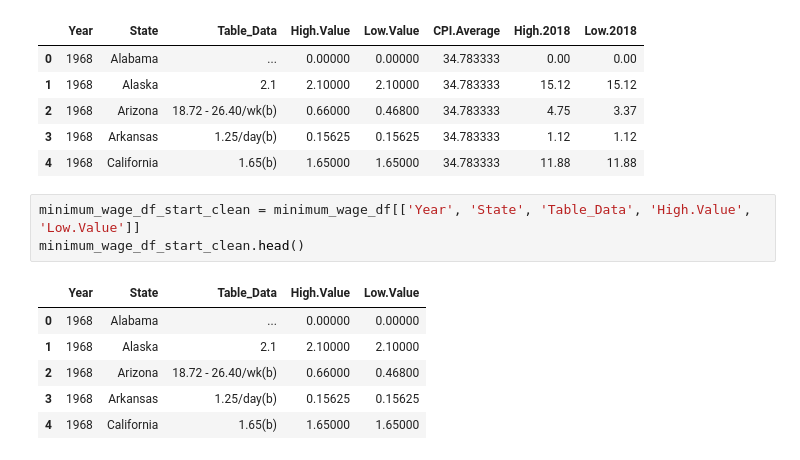
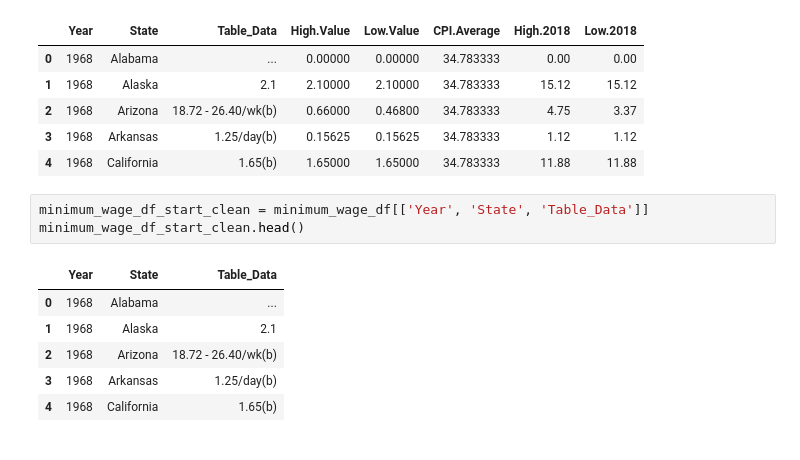
Before and after one commit to cassfolk/UCI-Project-2, a Jupyter notebook: Cleanup.ipynb, the cells around one changed output. Saved outputs shown, nothing was run; the diff lists cells and outputs as text.

Commit message:
Day 2 changes. Finalized schema, need to edit tables in cleanup accordingly, need to do explaination doc, need to import corrected tables into Postgres

```diff
--- a/Cleanup.ipynb
+++ b/Cleanup.ipynb
@@ -20,12 +24,12 @@ minimum_wage_df.head()
 | 3 | 1968 | Arkansas | 1.25/day(b) | 0.15625 | 0.15625 | 34.783333 | 1.12 | 1.12 |
 | 4 | 1968 | California | 1.65(b) | 1.65000 | 1.65000 | 34.783333 | 11.88 | 11.88 |
 # %%
-minimum_wage_df_start_clean = minimum_wage_df[['Year', 'State', 'Table_Data', 'High.Value', 'Low.Value']]
+minimum_wage_df_start_clean = minimum_wage_df[['Year', 'State', 'Table_Data']]
 minimum_wage_df_start_clean.head()
 # %% [output]
-|  | Year | State | Table_Data | High.Value | Low.Value |
-| 0 | 1968 | Alabama | ... | 0.00000 | 0.00000 |
-| 1 | 1968 | Alaska | 2.1 | 2.10000 | 2.10000 |
-| 2 | 1968 | Arizona | 18.72 - 26.40/wk(b) | 0.66000 | 0.46800 |
-| 3 | 1968 | Arkansas | 1.25/day(b) | 0.15625 | 0.15625 |
-| 4 | 1968 | California | 1.65(b) | 1.65000 | 1.65000 |
+|  | Year | State | Table_Data |
+| 0 | 1968 | Alabama | ... |
+| 1 | 1968 | Alaska | 2.1 |
+| 2 | 1968 | Arizona | 18.72 - 26.40/wk(b) |
+| 3 | 1968 | Arkansas | 1.25/day(b) |
+| 4 | 1968 | California | 1.65(b) |
```
Also changed, not shown: parts of 23 cells of this notebook, 2 other files.
